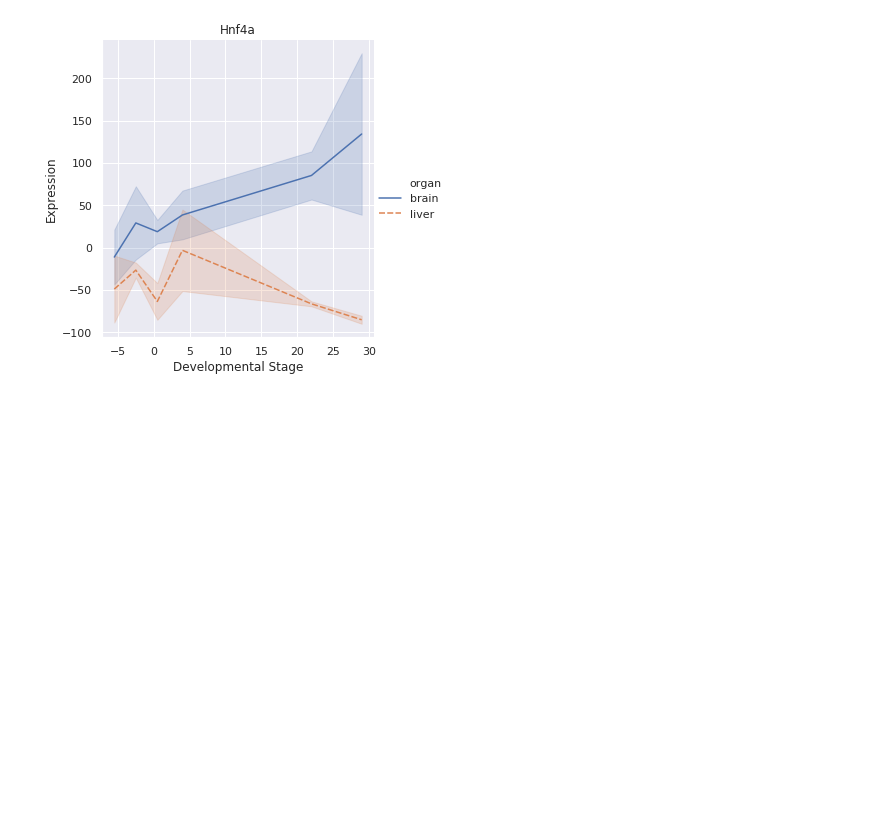
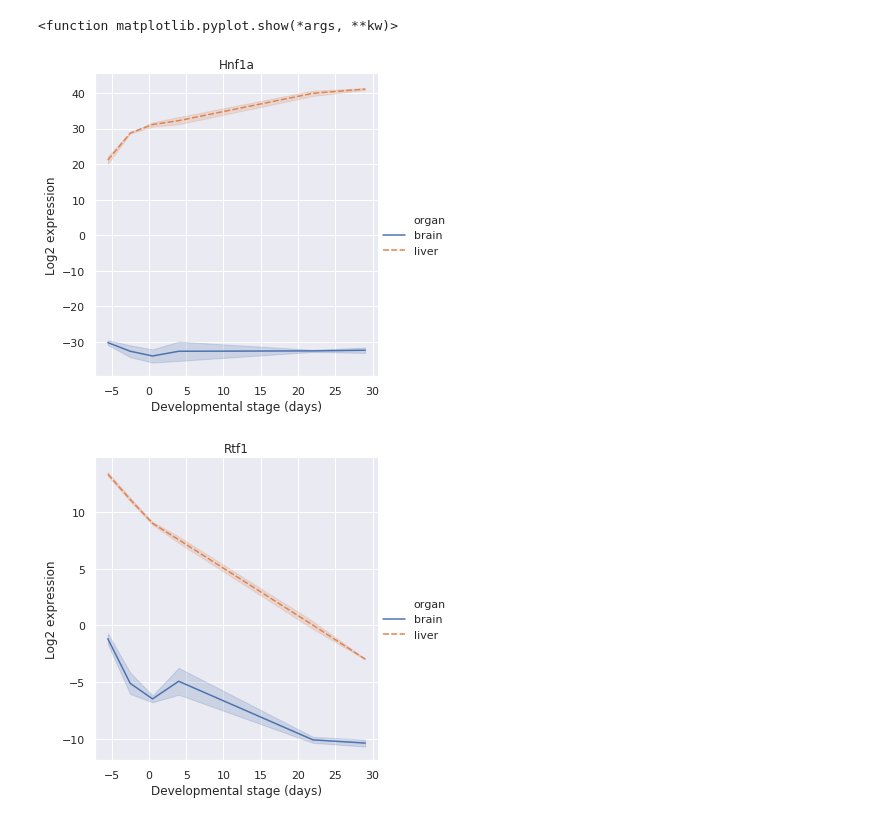
Before and after one commit to statisticalbiotechnology/translong, a Jupyter notebook: src/TF_plot.ipynb, the cells around one changed output. Saved outputs shown, nothing was run; the diff lists cells and outputs as text; code cells hidden in the pictures; blank space fills up the shorter version.

```diff
--- a/src/TF_plot.ipynb
+++ b/src/TF_plot.ipynb
@@ -5,13 +5,19 @@ import matplotlib.pyplot as plt
 sns.set()
 #sns.set_context('talk')
 from datetime import date
-# %%
-PCA_per_TF = pd.read_csv('../exp/'+str(date.today())+'/single_TF_test.csv')
-plot = sns.relplot(x='dev_stage', y='Hnf4a', hue='organ', style='organ', kind ='line', data=PCA_per_TF)
-#plot.set(ylim=(-4,7))
-plt.xlabel('Developmental Stage')
-plt.ylabel('Expression')
-plt.title(PCA_per_TF.columns[2])
-plt.show()
-# %% [output]
-[figure, removed]
+# %%
+PCA_per_TF = pd.read_csv('../exp/'+str(date.today())+'/PCA_results.tsv', sep='\t')
+p_vals = pd.read_csv('../exp/'+str(date.today())+'/p_vals.tsv', sep='\t', index_col='TF')
+low_p = p_vals.nsmallest(5, columns='C(organ):C(dev_stage)')
+low_p2 = p_vals.loc[p_vals['C(organ):C(dev_stage)']<(0.05/len(p_vals))]
+
+
+for n in range(len(low_p2)):
+    p = sns.relplot(x='dev_stage', y=low_p2.index[n], hue='organ', style='organ', kind='line', data=PCA_per_TF)
+    plt.xlabel('Developmental stage (days)')
+    plt.ylabel('Log2 expression')
+    plt.title(low_p2.index[n])
+# %% [output]
+<function matplotlib.pyplot.show(*args, **kw)>
+[figure, added]
+[figure, added]
```
Also changed, not shown: parts of 1 cell of this notebook, 4 other files.
